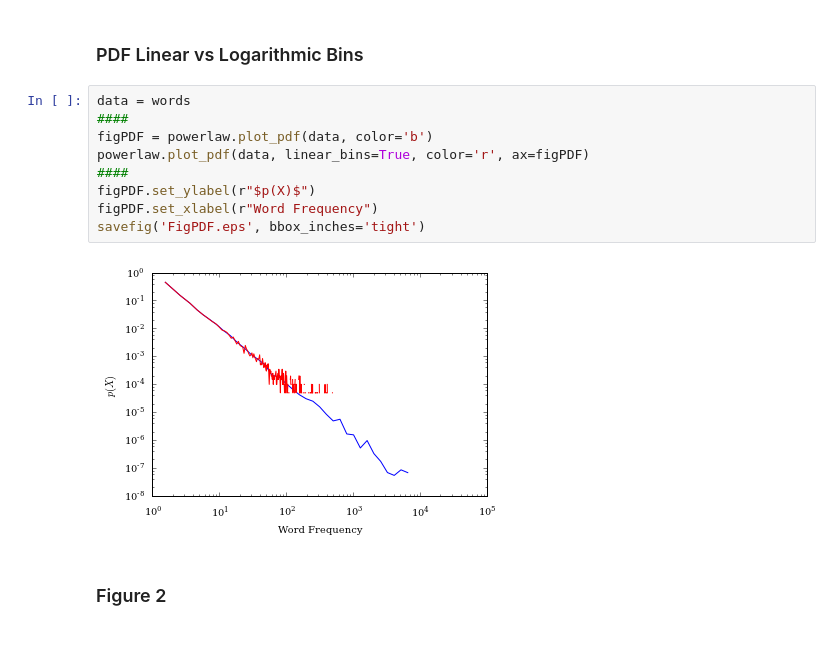
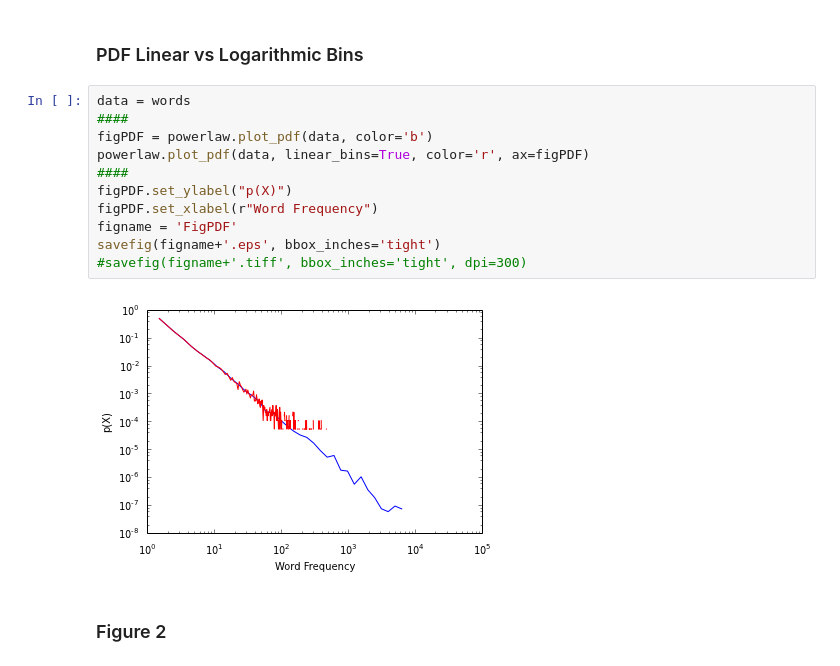
Before and after one commit to jeffalstott/powerlaw, a Jupyter notebook: manuscript/Manuscript_Code.ipynb, the cells around one changed output. Saved outputs shown, nothing was run; the diff lists cells and outputs as text.

```diff
--- a/manuscript/Manuscript_Code.ipynb
+++ b/manuscript/Manuscript_Code.ipynb
@@ -152,14 +148,16 @@ Calculating best minimal value for power law fit
 # %%
 data = words
 ####
 figPDF = powerlaw.plot_pdf(data, color='b')
 powerlaw.plot_pdf(data, linear_bins=True, color='r', ax=figPDF)
 ####
-figPDF.set_ylabel(r"$p(X)$")
+figPDF.set_ylabel("p(X)")
 figPDF.set_xlabel(r"Word Frequency")
-savefig('FigPDF.eps', bbox_inches='tight')
+figname = 'FigPDF'
+savefig(figname+'.eps', bbox_inches='tight')
+#savefig(figname+'.tiff', bbox_inches='tight', dpi=300)
 # %% [output]
-[figure, old version]
+[figure, new version]
 # %% [markdown]
 ### Figure 2
 # %%
```
Also changed, not shown: parts of 25 cells of this notebook, 8 other files.
